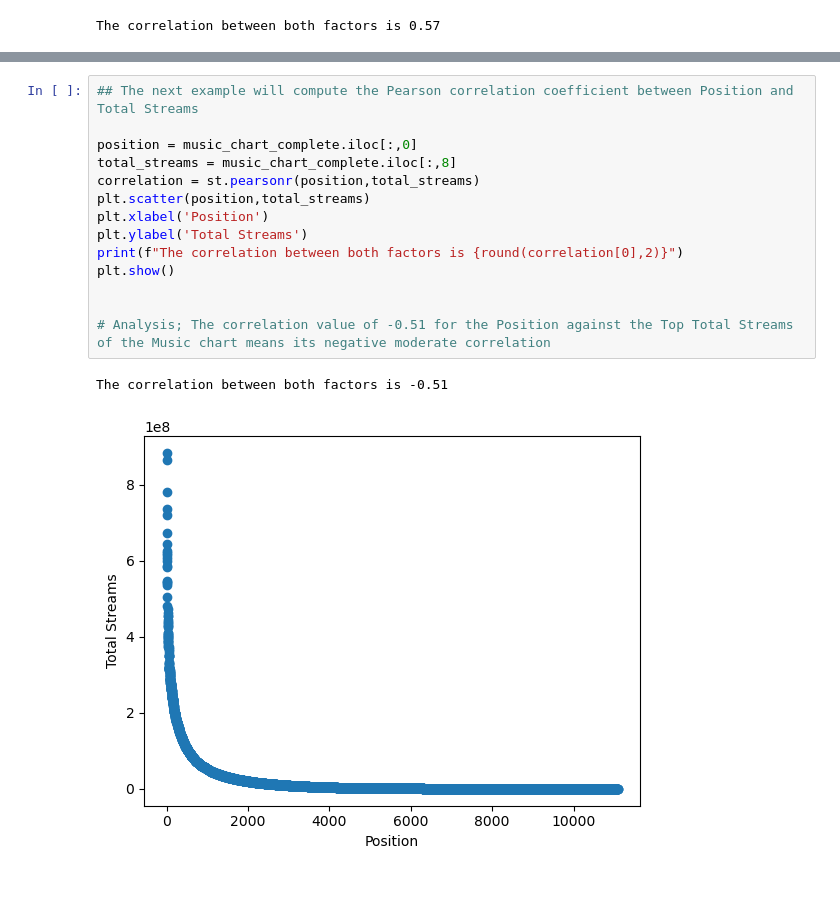
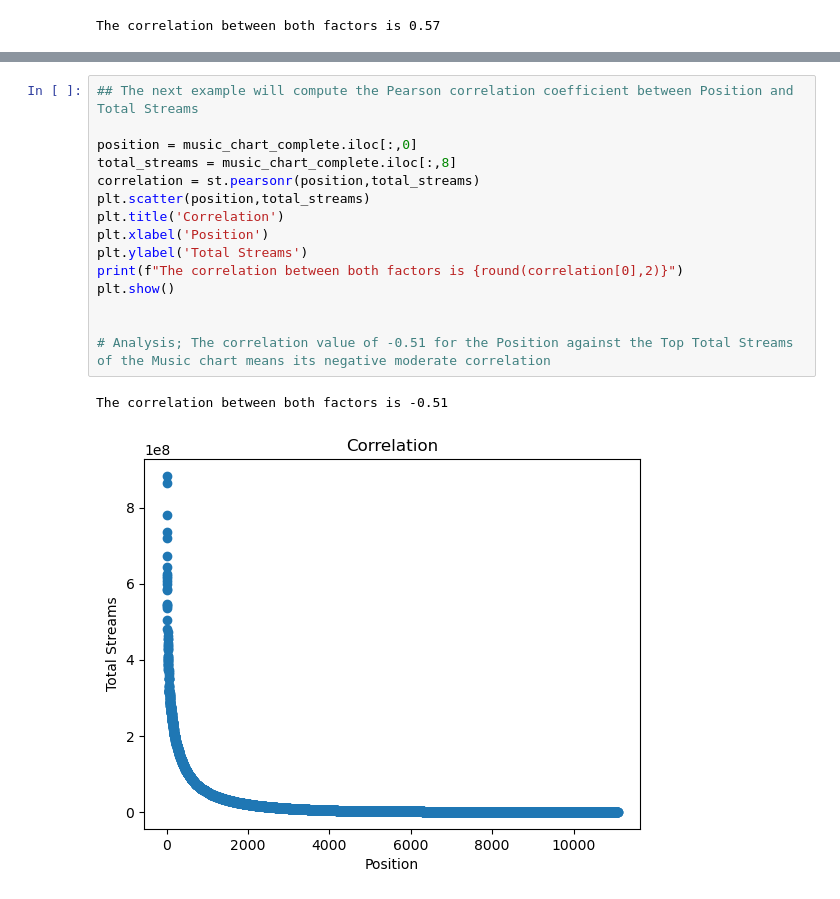
Before and after one commit to Musiholic/bootcamp-project-1, a Jupyter notebook: Sample Project1.ipynb, the cells around one changed output, grey strips where cells are left out. Cells and saved outputs as stored; diff of their text form.

```diff
--- a/Sample Project1.ipynb
+++ b/Sample Project1.ipynb
@@ -371,20 +373,21 @@ plt.show()
 # %%
 ## The next example will compute the Pearson correlation coefficient between Position and Total Streams
 
 position = music_chart_complete.iloc[:,0]
 total_streams = music_chart_complete.iloc[:,8]
 correlation = st.pearsonr(position,total_streams)
 plt.scatter(position,total_streams)
+plt.title('Correlation')
 plt.xlabel('Position')
 plt.ylabel('Total Streams')
 print(f"The correlation between both factors is {round(correlation[0],2)}")
 plt.show()
 
 
 # Analysis; The correlation value of -0.51 for the Position against the Top Total Streams of the Music chart means its negative moderate correlation
 # %% [output]
 The correlation between both factors is -0.51
-[figure, old version]
+[figure, new version]
 # %%
 # Print out the r-squared value along with the Position and Total Streams plot.
 x_values =  music_chart_complete['Position']
```
Also changed, not shown: parts of 5 cells of this notebook.
